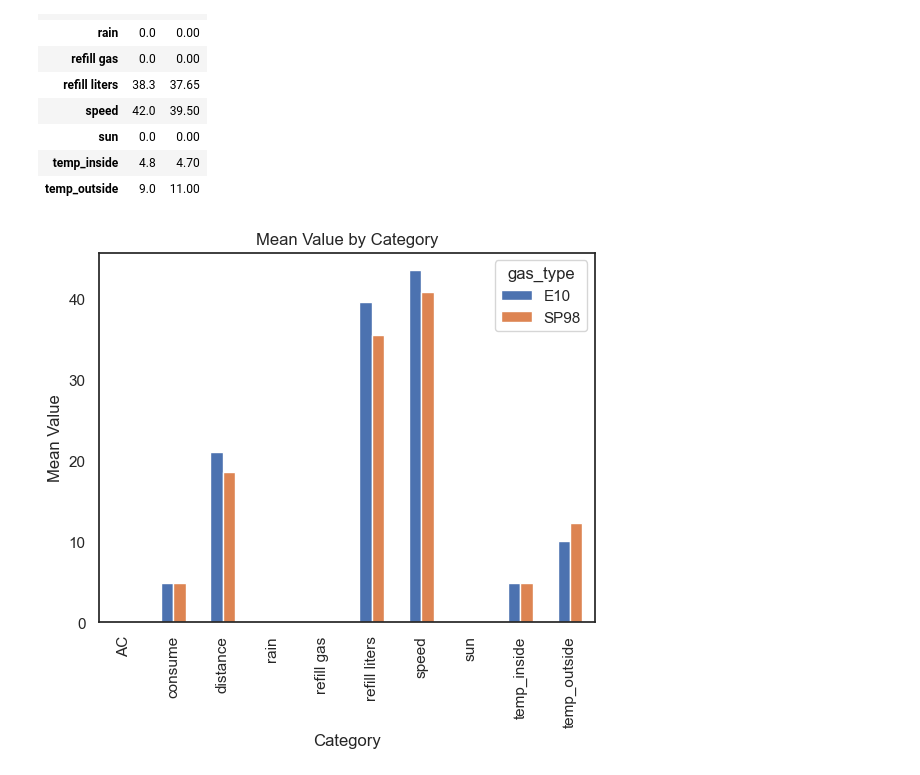
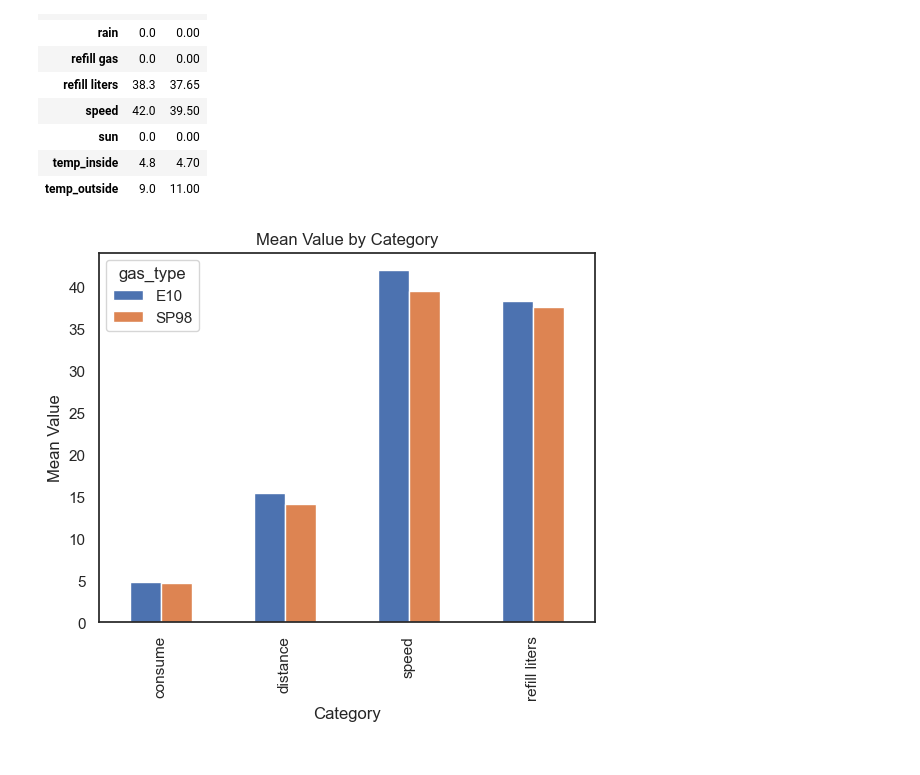
Before and after one commit to ironhack-edu/technical_challenge_DA, a Jupyter notebook: src/Prueba.ipynb, the cells around one changed output. Drawn from its saved outputs; the diff is of its cells as text; code cells hidden in the pictures.

```diff
--- a/src/Prueba.ipynb
+++ b/src/Prueba.ipynb
@@ -344,7 +344,8 @@ pd.crosstab(df.gas_type, df.consume).T
 | 11.5 | 0 | 1 |
 | 12.2 | 0 | 1 |
 # %%
-pd.pivot_table(data = df, columns = 'gas_type', aggfunc='median')
+a = pd.pivot_table(data = df, columns = 'gas_type', aggfunc='median')
+a
 # %% [output]
 | gas_type | E10 | SP98 |
 | AC | 0.0 | 0.00 |
@@ -358,12 +359,12 @@ pd.pivot_table(data = df, columns = 'gas_type', aggfunc='median')
 | temp_inside | 4.8 | 4.70 |
 | temp_outside | 9.0 | 11.00 |
 # %%
-pd.pivot_table(data = df.consume, columns = 'gas_type', aggfunc='mean').plot(kind='bar')
+a.loc[['consume','distance','speed','refill liters']].plot(kind='bar')
 plt.xlabel('Category')
 plt.ylabel('Mean Value')
 plt.title('Mean Value by Category')
 
 # Mostrar el gráfico
 plt.show()
 # %% [output]
-[figure, old version]
+[figure, new version]
```
Also changed, not shown: parts of 2 cells of this notebook.
